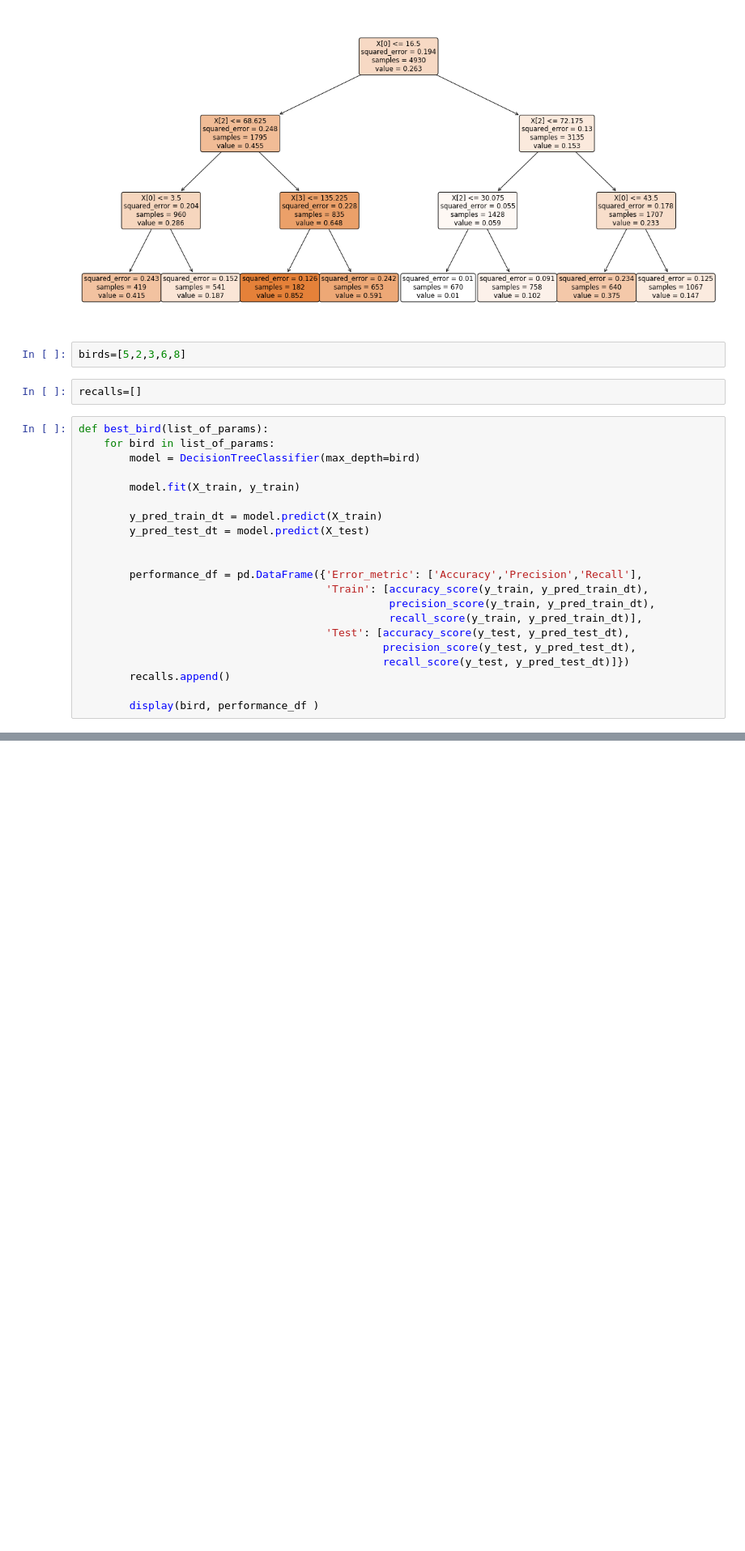
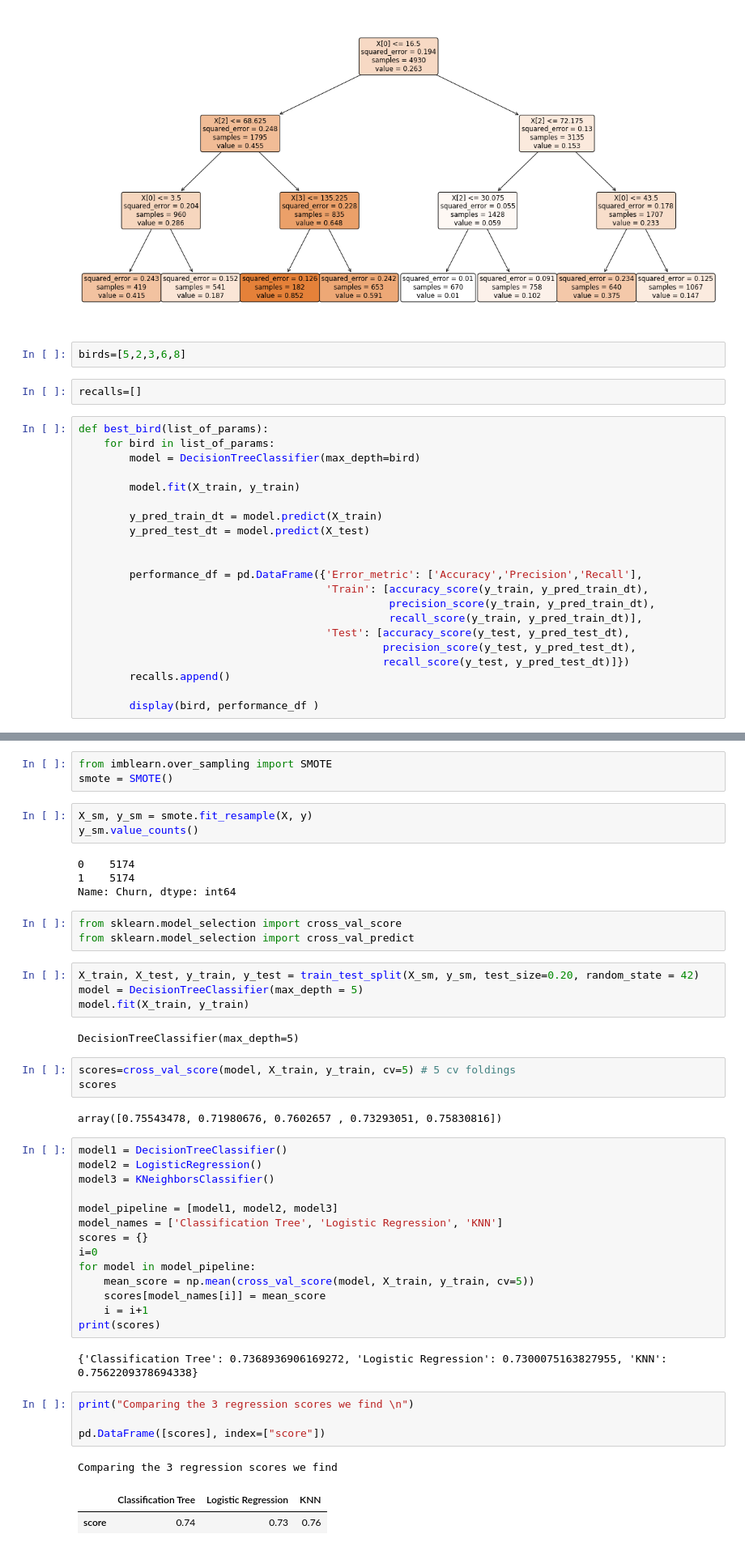
Before and after one commit to Agataplucienik/IronlabAgata, a Jupyter notebook: CHURN.ipynb, the cells around one changed output, grey strips where cells are left out. Shown: that part at 81% size. Cells and saved outputs as stored; diff of their text form; blank space fills up the shorter version.

```diff
--- a/CHURN.ipynb
+++ b/CHURN.ipynb
@@ -490,0 +509,48 @@ best_bird(birds)
+# %%
+from imblearn.over_sampling import SMOTE
+smote = SMOTE()
+# %%
+X_sm, y_sm = smote.fit_resample(X, y)
+y_sm.value_counts()
+# %% [output]
+0    5174
+1    5174
+Name: Churn, dtype: int64
+# %%
+from sklearn.model_selection import cross_val_score
+from sklearn.model_selection import cross_val_predict
+# %%
+X_train, X_test, y_train, y_test = train_test_split(X_sm, y_sm, test_size=0.20, random_state = 42)
+model = DecisionTreeClassifier(max_depth = 5)
+model.fit(X_train, y_train)
+# %% [output]
+DecisionTreeClassifier(max_depth=5)
+# %%
+scores=cross_val_score(model, X_train, y_train, cv=5) # 5 cv foldings
+scores
+# %% [output]
+array([0.75543478, 0.71980676, 0.7602657 , 0.73293051, 0.75830816])
+# %%
+model1 = DecisionTreeClassifier()
+model2 = LogisticRegression()
+model3 = KNeighborsClassifier()
+
+model_pipeline = [model1, model2, model3]
+model_names = ['Classification Tree', 'Logistic Regression', 'KNN']
+scores = {}
+i=0
+for model in model_pipeline:
+    mean_score = np.mean(cross_val_score(model, X_train, y_train, cv=5))
+    scores[model_names[i]] = mean_score
+    i = i+1
+print(scores)
+# %% [output]
+{'Classification Tree': 0.7368936906169272, 'Logistic Regression': 0.7300075163827955, 'KNN': 0.7562209378694338}
+# %%
+print("Comparing the 3 regression scores we find \n")
+
+pd.DataFrame([scores], index=["score"])
+# %% [output]
+Comparing the 3 regression scores we find
+|  | Classification Tree | Logistic Regression | KNN |
+| score | 0.74 | 0.73 | 0.76 |
```
Also changed, not shown: parts of 8 cells of this notebook.
